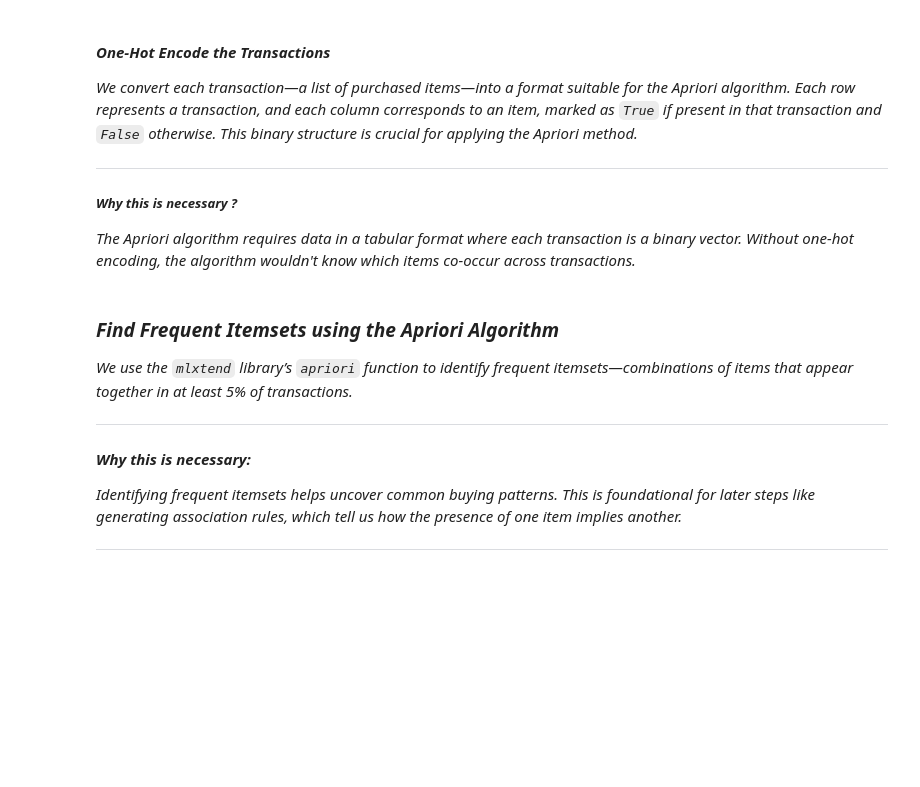
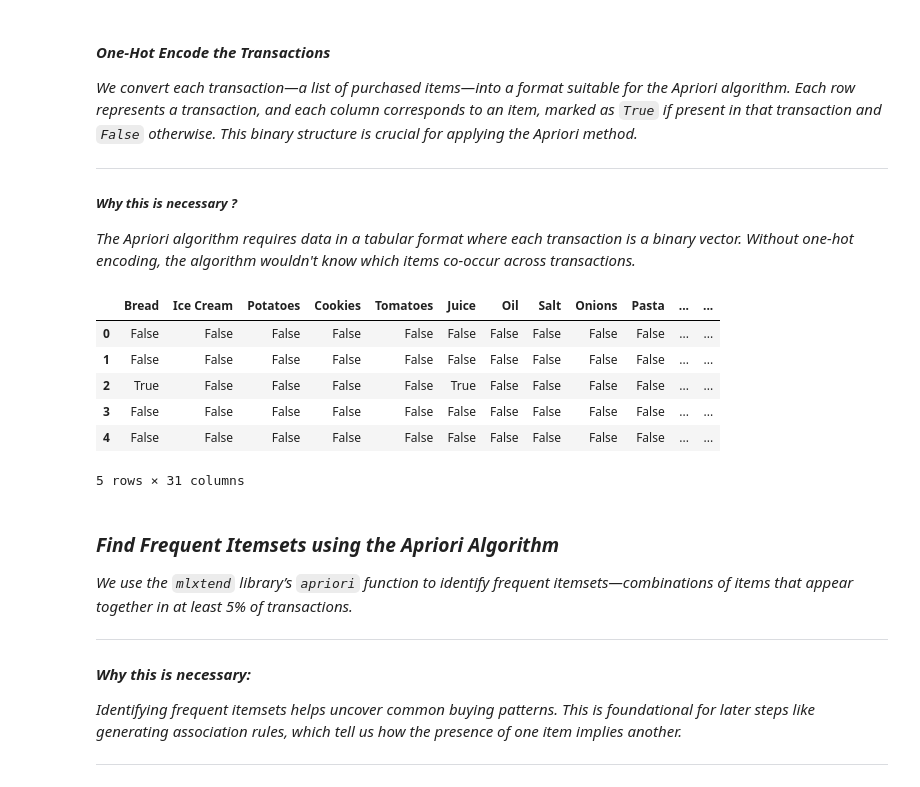
Before and after one commit to SnitTeshome/Exploring-Frequent-Itemset-Closed-vs-Maximal-in-Supermarket-Data, a Jupyter notebook: frequent_itemsets_analysis.ipynb, the cells around one changed output. Drawn from its saved outputs; the diff is of its cells as text; code cells hidden in the pictures; blank space fills up the shorter version.

```diff
--- a/frequent_itemsets_analysis.ipynb
+++ b/frequent_itemsets_analysis.ipynb
@@ -55,13 +69,34 @@ item_pool = [   # List of 30 unique grocery items
 
 *We generate 3,000 transactions by randomly sampling between 2 and 7 items from the predefined item pool. A random seed is set for reproducibility.*
 # %%
-# generate transactions
-random.seed(42)  # For reproducibility
-transactions = []     # List to hold the transactions
-# Create 3000 transactions
-for _ in range(3000):
-    transaction = random.sample(item_pool, k=random.randint(2, 7))  # 2 to 7 items per transaction
-    transactions.append(transaction)   # Append the transaction to the list
+# -------------------------------
+# Step 3: Generate synthetic transactions
+# -------------------------------
+# Loop generates 3,000 transactions. Each transaction:
+# - Has a 50% chance of including one frequent bundle
+# - Adds 0 to 4 extra random (non-duplicate) items
+# - Randomizes item order to avoid fixed patterns
+
+num_transactions = 3000
+transactions = []
+
+for _ in range(num_transactions):
+    transaction = []
+
+    # Inject a frequent bundle 50% of the time
+    if random.random() < 0.5:
+        bundle = random.choice(frequent_bundles)
+        transaction.extend(bundle)
+
+    # Add a few additional random items (avoid duplicates)
+    num_extra_items = random.randint(0, 4)
+    remaining_items = list(set(item_pool) - set(transaction))
+    extras = random.sample(remaining_items, num_extra_items)
+    transaction.extend(extras)
+
+    # Shuffle items so the order is randomized
+    random.shuffle(transaction)
+    transactions.append(transaction)
 # %% [markdown]
 ### *Save and Display*
 # %%
@@ -100,20 +148,29 @@ DataFrame shape: (3000, 1)
 # %%
 # Convert list of items to one-hot encoded DataFrame
 
 # Each row is a transaction, each column is an item, and values are True/False
 encoded_data = []
 
 # Loop through each transaction (a list of items)
 for transaction in transactions:
     # Create a dictionary for each transaction
     # Key: item name
     # Value: True if item is in the transaction, else False
     encoded_row = {item: (item in transaction) for item in item_pool}
 
     # Add the encoded transaction to the list
     encoded_data.append(encoded_row)
 
 df = pd.DataFrame(encoded_data)  # Create one-hot encoded DataFrame
+df.head()  # Display the first few rows of the DataFrame
+# %% [output]
+|  | Bread | Ice Cream | Potatoes | Cookies | Tomatoes | Juice | Oil | Salt | Onions | Pasta | ... | ... |
+| 0 | False | False | False | False | False | False | False | False | False | False | ... | ... |
+| 1 | False | False | False | False | False | False | False | False | False | False | ... | ... |
+| 2 | True | False | False | False | False | True | False | False | False | False | ... | ... |
+| 3 | False | False | False | False | False | False | False | False | False | False | ... | ... |
+| 4 | False | False | False | False | False | False | False | False | False | False | ... | ... |
+5 rows × 31 columns
 # %% [markdown]
 ###  *Find Frequent Itemsets using the Apriori Algorithm*
 
```
Also changed, not shown: parts of 11 cells of this notebook, 8 other files.
